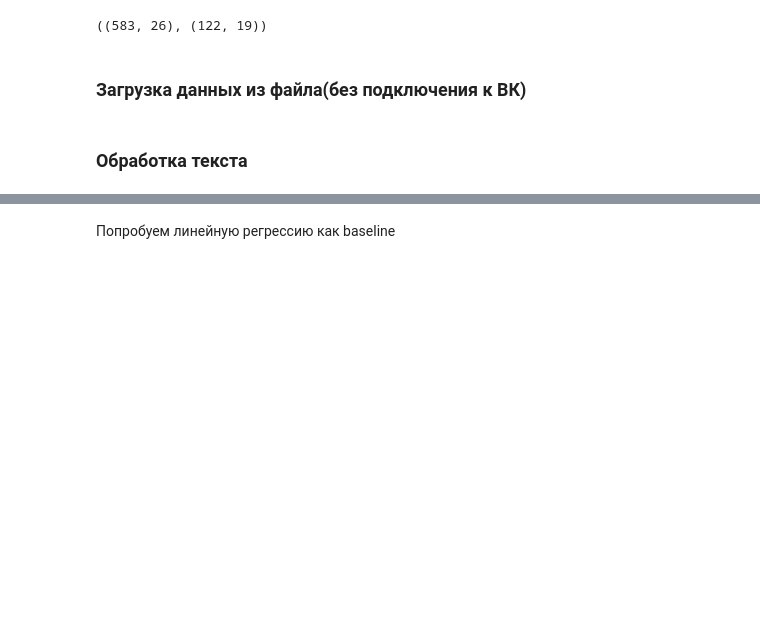
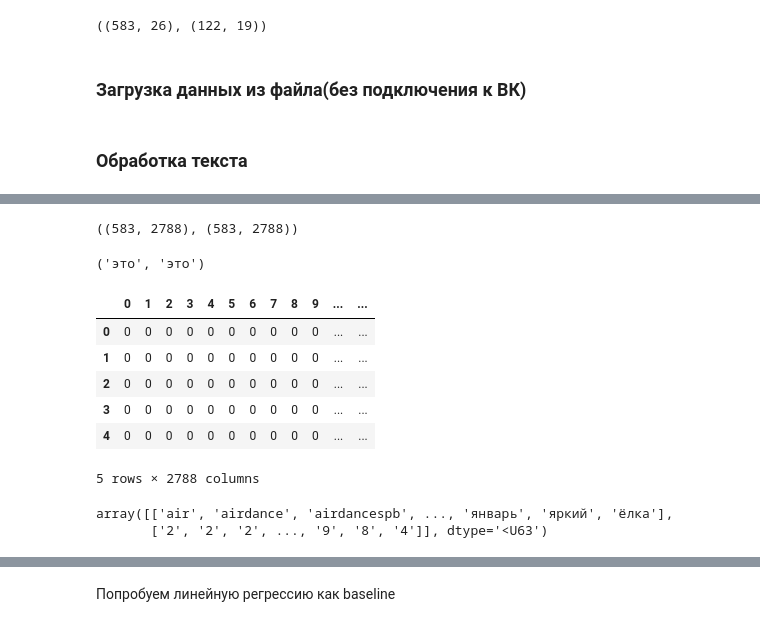
Before and after one commit to Albinamkh21/ds_hw, a Jupyter notebook: nlp_vk.ipynb, the cells around one changed output, grey strips where cells are left out. Drawn from its saved outputs; the diff is of its cells as text; code cells hidden in the pictures; blank space fills up the shorter version.

Commit message:
NLP - added lemmatization, regex,clean text, changed model

```diff
--- a/nlp_vk.ipynb
+++ b/nlp_vk.ipynb
@@ -134,3 +134,7 @@ df_u = pd.read_csv('c:/data_all_union.csv',  sep=',')
 ### Обработка текста
 # %%
 text = df_u['text']
+# %%
+import re
+import pymorphy2
+morph = pymorphy2.MorphAnalyzer()
@@ -139,10 +145,9 @@ from nltk.corpus import stopwords
 from nltk.stem.wordnet import WordNetLemmatizer
 import string
 
-
 stop = set(stopwords.words('russian'))
 exclude = set(string.punctuation)
-lemma = WordNetLemmatizer()
+
 
 
 def clean(doc):
@@ -150,7 +155,10 @@ def clean(doc):
     doc = str(doc)
     stop_free = " ".join([i for i in doc.lower().split() if i not in stop])
     punc_free = ''.join([ch for ch in stop_free if ch not in exclude])
-    normalized = " ".join(lemma.lemmatize(word) for word in punc_free.split())
-    return normalized
+    #normalized = " ".join(lemma.lemmatize(word) for word in punc_free.split())
+    normalized = " ".join(morph.parse(word)[0].normal_form for word in punc_free.split())
+    clean = re.sub("\s\W*\s|\w*\d\w*|http\w*"," ",normalized)
+
+    return clean
 # %%
 doc_clean = [clean(doc) for doc in df_u['text']]
@@ -159,0 +193,5 @@ print(doc_clean[149])
+# %%
+from sklearn.feature_extraction.text import CountVectorizer
+count_vectorizer = CountVectorizer(min_df=0.002, max_df=1.0)
+count_features = count_vectorizer.fit_transform(doc_clean).todense()
+count_features
@@ -159,0 +206,22 @@ print(doc_clean[149])
+# %%
+features.shape, count_features.shape
+# %% [output]
+((583, 2788), (583, 2788))
+# %%
+features.shape, count_features.shape
+tf_vectorizer.get_feature_names()[2773], count_vectorizer.get_feature_names()[2773]
+# %% [output]
+('это', 'это')
+# %%
+tokens = pd.DataFrame(count_features)
+tf_tokens = pd.DataFrame(features)
+# %%
+tokens.head()
+# %% [output]
+|  | 0 | 1 | 2 | 3 | 4 | 5 | 6 | 7 | 8 | 9 | ... | ... |
+| 0 | 0 | 0 | 0 | 0 | 0 | 0 | 0 | 0 | 0 | 0 | ... | ... |
+| 1 | 0 | 0 | 0 | 0 | 0 | 0 | 0 | 0 | 0 | 0 | ... | ... |
+| 2 | 0 | 0 | 0 | 0 | 0 | 0 | 0 | 0 | 0 | 0 | ... | ... |
+| 3 | 0 | 0 | 0 | 0 | 0 | 0 | 0 | 0 | 0 | 0 | ... | ... |
+| 4 | 0 | 0 | 0 | 0 | 0 | 0 | 0 | 0 | 0 | 0 | ... | ... |
+5 rows × 2788 columns
@@ -159,0 +232,5 @@ print(doc_clean[149])
+# %%
+final_matrix
+# %% [output]
+array([['air', 'airdance', 'airdancespb', ..., 'январь', 'яркий', 'ёлка'],
+       ['2', '2', '2', ..., '9', '8', '4']], dtype='<U63')
```
Also changed, not shown: parts of 36 cells of this notebook.
